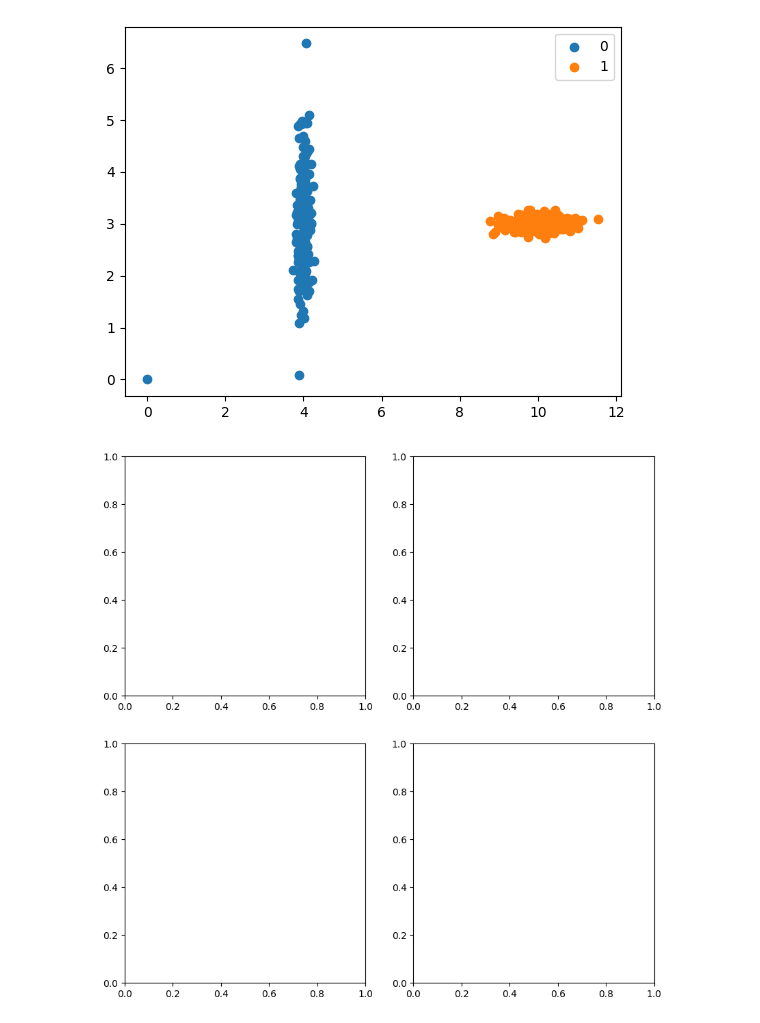
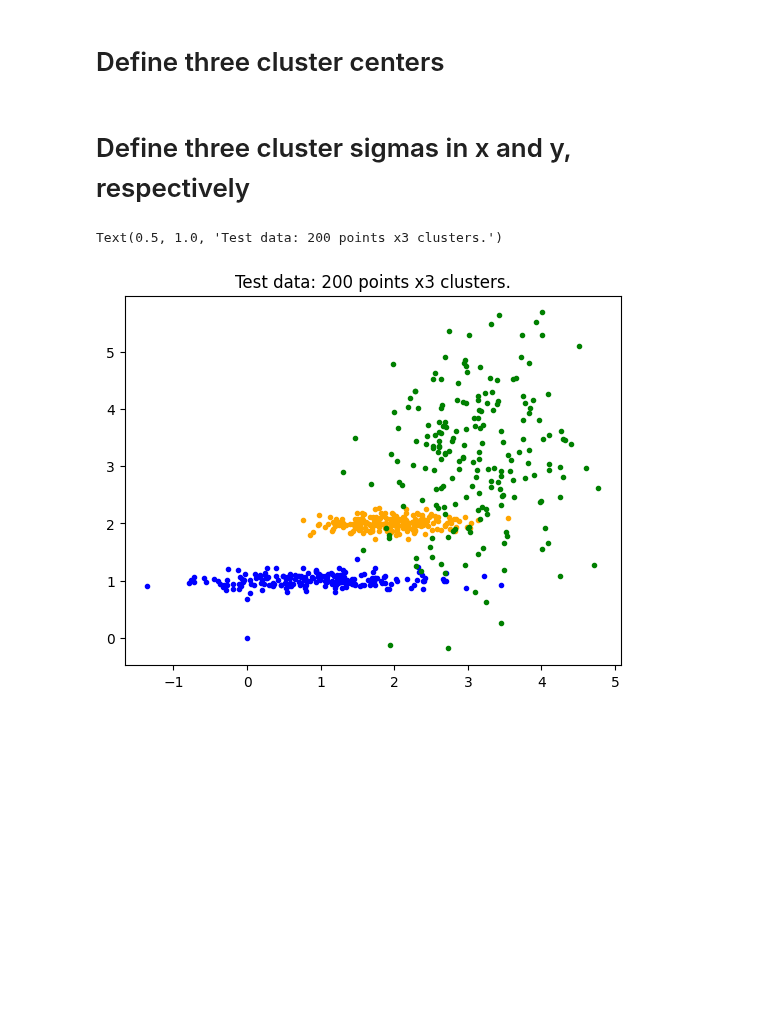
Before and after one commit to DeisyData/BIT_IA_Bootcamp, a Jupyter notebook: S10_C1_C_means_Fuzzy+kmeans.ipynb, the cells around one changed output. Cells and saved outputs as stored; diff of their text form; code cells hidden in the pictures; blank space fills up the shorter version.

```diff
--- a/S10_C1_C_means_Fuzzy+kmeans.ipynb
+++ b/S10_C1_C_means_Fuzzy+kmeans.ipynb
@@ -17,9 +14,17 @@ import skfuzzy as fuzzy
+# %%
+colors = ['b', 'orange', 'g', 'r', 'c', 'm', 'y', 'k', 'Brown', 'ForestGreen']
+# %% [markdown]
+# Define three cluster centers
 # %%
-centers = [[4,3],
-           [10,3]]
+centers = [[1, 1],
+           [2, 2],
+           [3, 3]]
+# %% [markdown]
+# Define three cluster sigmas in x and y, respectively
 # %%
-sigmas = [[0.1, 0.9],
-          [0.5,0.1]]
+sigmas = [[0.9, 0.1],
+          [0.5, 0.1],
+          [0.7, 1.1]]
 # %%
 # Generate test data
 np.random.seed(42)  # Set seed for reproducibility
@@ -31,37 +36,12 @@ for i, ((xmu, ymu), (xsigma, ysigma)) in enumerate(zip(centers, sigmas)):
     ypts = np.hstack((ypts, np.random.standard_normal(200) * ysigma + ymu))
     labels = np.hstack((labels, np.ones(200) * i))
 # %%
-# Visualize
-fig, ax = plt.subplots()
-
-for label in range (2):
-  ax.scatter(xpts[labels == label], ypts[labels == label], label=label)
-
-ax.legend()
-plt.show()
+# Visualize the test data
+fig0, ax0 = plt.subplots()
+for label in range(3):
+    ax0.plot(xpts[labels == label], ypts[labels == label], '.',
+             color=colors[label])
+ax0.set_title('Test data: 200 points x3 clusters.')
 # %% [output]
+Text(0.5, 1.0, 'Test data: 200 points x3 clusters.')
-[figure, old version]
+[figure, new version]
-# %%
-fig1, ax1 = plt.subplots(2,2, figsize=(10,10))
-alldata = np.vstack((xpts, ypts)) ## Genera un arreglo bidimensional
-
-for ncenter, ax in enumerate(ax1.reshape(-1), 1):
-  cntr, u, u0, d, jm, p, fpc = fuzzy.cluster.cmeans(alldata, ncenter, 2, error=0.005, maxiter=1000)
-  fpc.append(fpc)
-
-  cluster_membership = np.argmax(u, axis=0)
-
-  for label in range (2):
-    ax.scatter(xpts[cluster_membership == label], ypts[cluster_membership == label], label=label)
-# cntr: Contiene loas coordenadas de los centroides
-# u : matriz de membresía difusa (0,1)
-# u0: matriz inicial utilizada
-# d: distancias entre cada uno de los puntos y los centroides
-# jm: la función objetivo en cada iteración
-# p: cuantas iteracion realizo
-# fpc: coeficiente de partición difusa y mide la calidad de la partición
-
-### Proceso
-# 1. Incializa centroides y membrecías
-# %% [output]
-[figure, removed]
```
Also changed, not shown: parts of 8 cells of this notebook.
